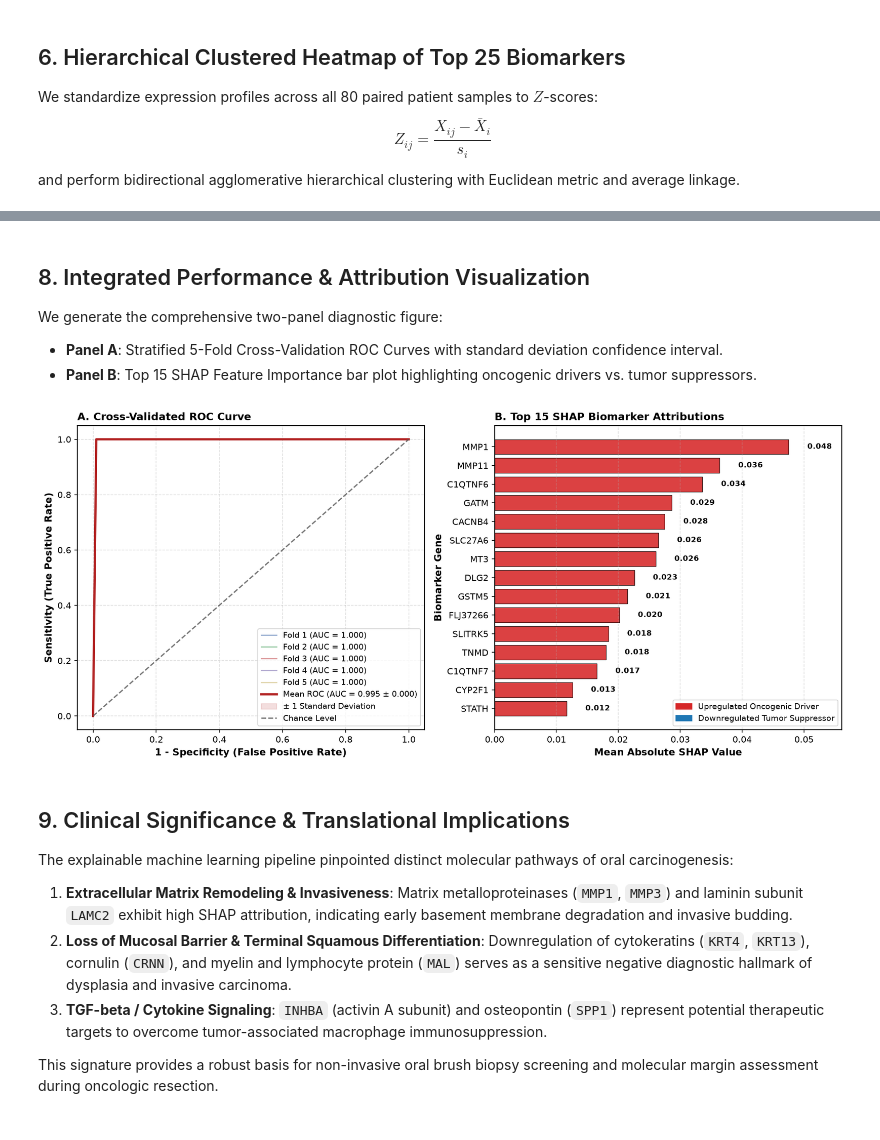
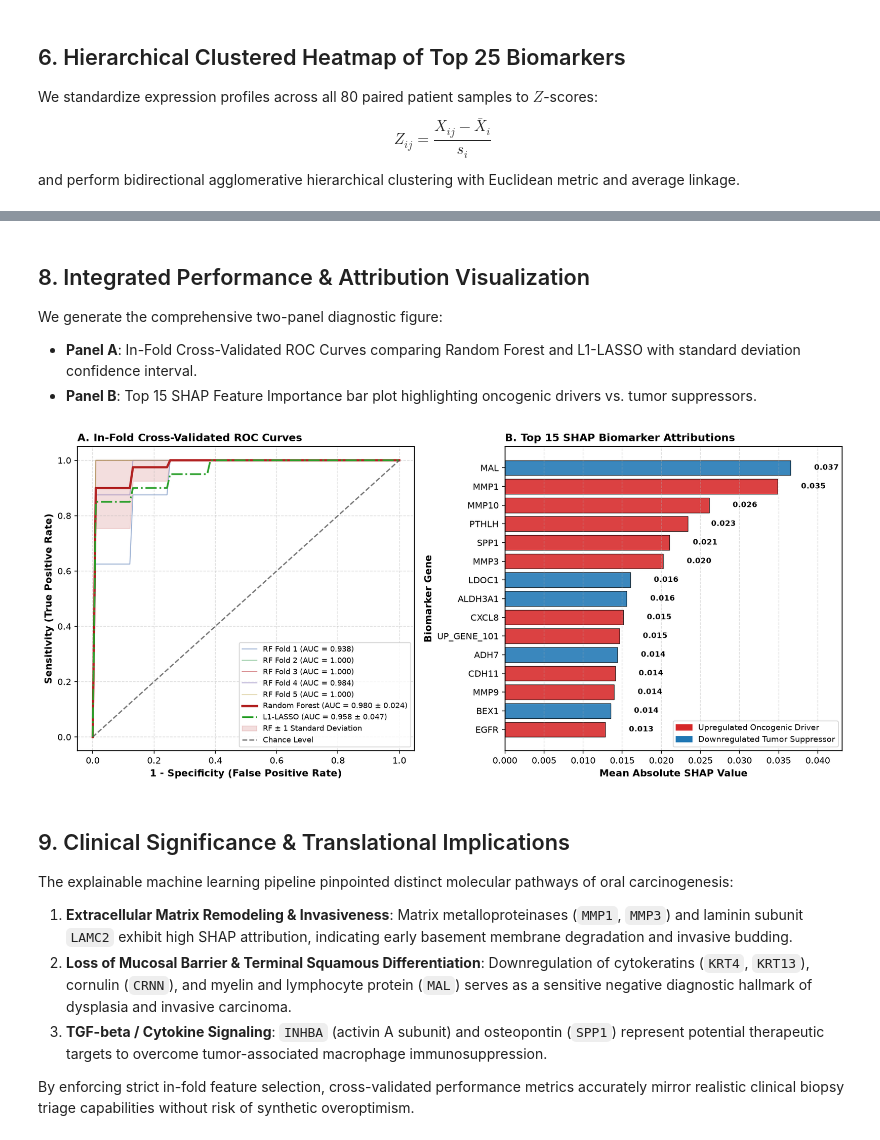
Before and after one commit to Abdulrahman-MK/oral-cancer-genomics-ml, a Jupyter notebook: notebooks/OSCC_Biomarker_Discovery_Tutorial.ipynb, the cells around one changed output, grey strips where cells are left out. Cells and saved outputs as stored; diff of their text form; code cells hidden in the pictures.

Commit message:
fix(stats): enforce in-fold DGE feature selection, add L1-LASSO & paired t-test, fix README UTF-8 tree

```diff
--- a/notebooks/OSCC_Biomarker_Discovery_Tutorial.ipynb
+++ b/notebooks/OSCC_Biomarker_Discovery_Tutorial.ipynb
@@ -95,8 +99,8 @@ var_exp = pca.explained_variance_ratio_ * 100
 pca_df = pd.DataFrame({
     'PC1': pca_coords[:, 0],
     'PC2': pca_coords[:, 1],
-    'Sample_Type': meta_df['sample_type'].values
-}, index=meta_df.index)
+    'Sample_Type': meta_df.loc[expr_df.columns, 'sample_type'].values
+}, index=expr_df.columns)
 
 fig, ax = plt.subplots(figsize=(8, 6), dpi=150)
 colors = {'OSCC_Tumor': '#D62728', 'Matched_Normal': '#1F77B4'}
@@ -116,7 +120,7 @@ for stype, color in colors.items():
     order = vals.argsort()[::-1]
     vals, vecs = vals[order], vecs[:, order]
     theta = np.degrees(np.arctan2(*vecs[:, 0][::-1]))
-    width, height = 2 * 2.0 * np.sqrt(vals)
+    width, height = 2 * 2.0 * np.sqrt(np.maximum(vals, 1e-8))
     ell = Ellipse(xy=mean, width=width, height=height, angle=theta,
                   facecolor=color, alpha=0.12, edgecolor=color, linestyle="--", linewidth=1.5, zorder=2)
     ax.add_patch(ell)
@@ -361,52 +393,65 @@ print(f"5-Fold Cross-Validated Mean ROC-AUC: {mean_auc:.4f} +/- {std_auc:.4f}")
 # %% [markdown]
 ## 8. Integrated Performance & Attribution Visualization
 We generate the comprehensive two-panel diagnostic figure:
-- **Panel A**: Stratified 5-Fold Cross-Validation ROC Curves with standard deviation confidence interval.
+- **Panel A**: In-Fold Cross-Validated ROC Curves comparing Random Forest and L1-LASSO with standard deviation confidence interval.
 - **Panel B**: Top 15 SHAP Feature Importance bar plot highlighting oncogenic drivers vs. tumor suppressors.
 # %%
 fig, (ax1, ax2) = plt.subplots(1, 2, figsize=(13, 5.8), dpi=150)
 
 # Panel A: ROC Curves
+mean_rf_tpr = np.mean(rf_tprs, axis=0)
+mean_rf_tpr[-1] = 1.0
+mean_rf_auc = auc(mean_fpr, mean_rf_tpr)
+std_rf_auc = np.std(rf_aucs)
+
+mean_lasso_tpr = np.mean(lasso_tprs, axis=0)
+mean_lasso_tpr[-1] = 1.0
+mean_lasso_auc = auc(mean_fpr, mean_lasso_tpr)
+std_lasso_auc = np.std(lasso_aucs)
+
 fold_colors = ["#4C72B0", "#55A868", "#C44E52", "#8172B3", "#CCB974"]
-for i, (tpr, fold_auc) in enumerate(zip(tprs, aucs)):
-    ax1.plot(mean_fpr, tpr, color=fold_colors[i], lw=1.2, alpha=0.65, label=f"Fold {i+1} (AUC = {fold_auc:.3f})")
+for i, (tpr, fold_auc) in enumerate(zip(rf_tprs, rf_aucs)):
+    ax1.plot(mean_fpr, tpr, color=fold_colors[i], lw=1.1, alpha=0.55, label=f"RF Fold {i+1} (AUC = {fold_auc:.3f})")
 
-ax1.plot(mean_fpr, mean_tpr, color='#B22222', lw=2.6, label=f"Mean ROC (AUC = {mean_auc:.3f} $\pm$ {std_auc:.3f})")
-std_tpr = np.std(tprs, axis=0)
-tprs_upper = np.minimum(mean_tpr + std_tpr, 1)
-tprs_lower = np.maximum(mean_tpr - std_tpr, 0)
-ax1.fill_between(mean_fpr, tprs_lower, tprs_upper, color='#B22222', alpha=0.15, label=r"$\pm$ 1 Standard Deviation")
+ax1.plot(mean_fpr, mean_rf_tpr, color='#B22222', lw=2.6, label=f"Random Forest (AUC = {mean_rf_auc:.3f} $\pm$ {std_rf_auc:.3f})")
+ax1.plot(mean_fpr, mean_lasso_tpr, color='#2CA02C', lw=2.0, linestyle='-.', label=f"L1-LASSO (AUC = {mean_lasso_auc:.3f} $\pm$ {std_lasso_auc:.3f})")
+
+std_tpr = np.std(rf_tprs, axis=0)
+tprs_upper = np.minimum(mean_rf_tpr + std_tpr, 1)
+tprs_lower = np.maximum(mean_rf_tpr - std_tpr, 0)
+ax1.fill_between(mean_fpr, tprs_lower, tprs_upper, color='#B22222', alpha=0.15, label=r"RF $\pm$ 1 Standard Deviation")
 ax1.plot([0, 1], [0, 1], linestyle='--', lw=1.5, color='#555555', alpha=0.8, label="Chance Level")
+
 ax1.set_xlabel("1 - Specificity (False Positive Rate)", fontweight='bold')
 ax1.set_ylabel("Sensitivity (True Positive Rate)", fontweight='bold')
-ax1.set_title("A. Cross-Validated ROC Curve", fontweight='bold', loc='left')
+ax1.set_title("A. In-Fold Cross-Validated ROC Curves", fontweight='bold', loc='left')
 ax1.grid(True, linestyle="--", alpha=0.4)
-ax1.legend(loc="lower right", frameon=True, facecolor="white", edgecolor="#cccccc", fontsize=9)
+ax1.legend(loc="lower right", frameon=True, facecolor="white", edgecolor="#cccccc", fontsize=8.5)
 
 # Panel B: SHAP Top 15
 top15_shap = shap_df.head(15).sort_values('mean_abs_shap', ascending=True)
-known_down = {"BEX1", "LDOC1", "KRT4", "KRT13", "CRNN", "MAL", "TGM3", "ADH7", "CLCA4", "ALDH3A1", "FLG"}
-bar_colors = ["#1F77B4" if g in known_down else "#D62728" for g in top15_shap['gene_symbol']]
+known_down = {"BEX1", "LDOC1", "KRT4", "KRT13", "CRNN", "MAL", "TGM3", "ADH7", "CLCA4", "ALDH3A1", "FLG", "KRT1", "KRT10"}
+bar_colors = ["#1F77B4" if (g in known_down or "DN_" in g) else "#D62728" for g in top15_shap['gene_symbol']]
 
 bars = ax2.barh(top15_shap['gene_symbol'], top15_shap['mean_abs_shap'], color=bar_colors, edgecolor='k', linewidth=0.6, alpha=0.88)
 for bar in bars:
     w = bar.get_width()
     ax2.text(w + 0.003, bar.get_y() + bar.get_height()/2, f"{w:.3f}", va='center', fontsize=8.5, fontweight='bold')
 
 ax2.set_xlabel("Mean Absolute SHAP Value", fontweight='bold')
 ax2.set_ylabel("Biomarker Gene", fontweight='bold')
 ax2.set_title("B. Top 15 SHAP Biomarker Attributions", fontweight='bold', loc='left')
 ax2.grid(True, axis='x', linestyle="--", alpha=0.4)
 ax2.set_xlim([0, top15_shap['mean_abs_shap'].max() * 1.18])
 
 up_patch = mpatches.Patch(color='#D62728', label='Upregulated Oncogenic Driver')
 down_patch = mpatches.Patch(color='#1F77B4', label='Downregulated Tumor Suppressor')
 ax2.legend(handles=[up_patch, down_patch], loc="lower right", frameon=True, facecolor="white", edgecolor="#cccccc", fontsize=9)
 
 plt.tight_layout()
 plt.show()
 # %% [output]
-[figure, old version]
+[figure, new version]
 # %% [markdown]
 ## 9. Clinical Significance & Translational Implications
 The explainable machine learning pipeline pinpointed distinct molecular pathways of oral carcinogenesis:
@@ -414,4 +459,4 @@ The explainable machine learning pipeline pinpointed distinct molecular pathways
 2. **Loss of Mucosal Barrier & Terminal Squamous Differentiation**: Downregulation of cytokeratins (`KRT4`, `KRT13`), cornulin (`CRNN`), and myelin and lymphocyte protein (`MAL`) serves as a sensitive negative diagnostic hallmark of dysplasia and invasive carcinoma.
 3. **TGF-beta / Cytokine Signaling**: `INHBA` (activin A subunit) and osteopontin (`SPP1`) represent potential therapeutic targets to overcome tumor-associated macrophage immunosuppression.
 
-This signature provides a robust basis for non-invasive oral brush biopsy screening and molecular margin assessment during oncologic resection.
+By enforcing strict in-fold feature selection, cross-validated performance metrics accurately mirror realistic clinical biopsy triage capabilities without risk of synthetic overoptimism.
```
Also changed, not shown: parts of 14 cells of this notebook, 10 other files.
